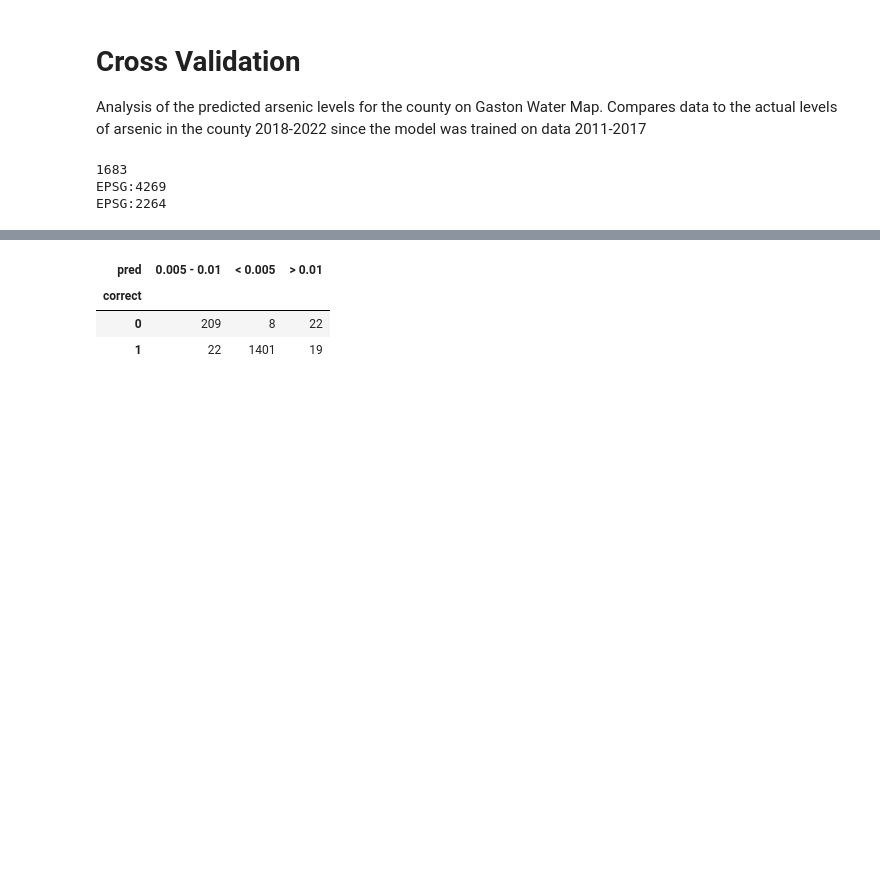
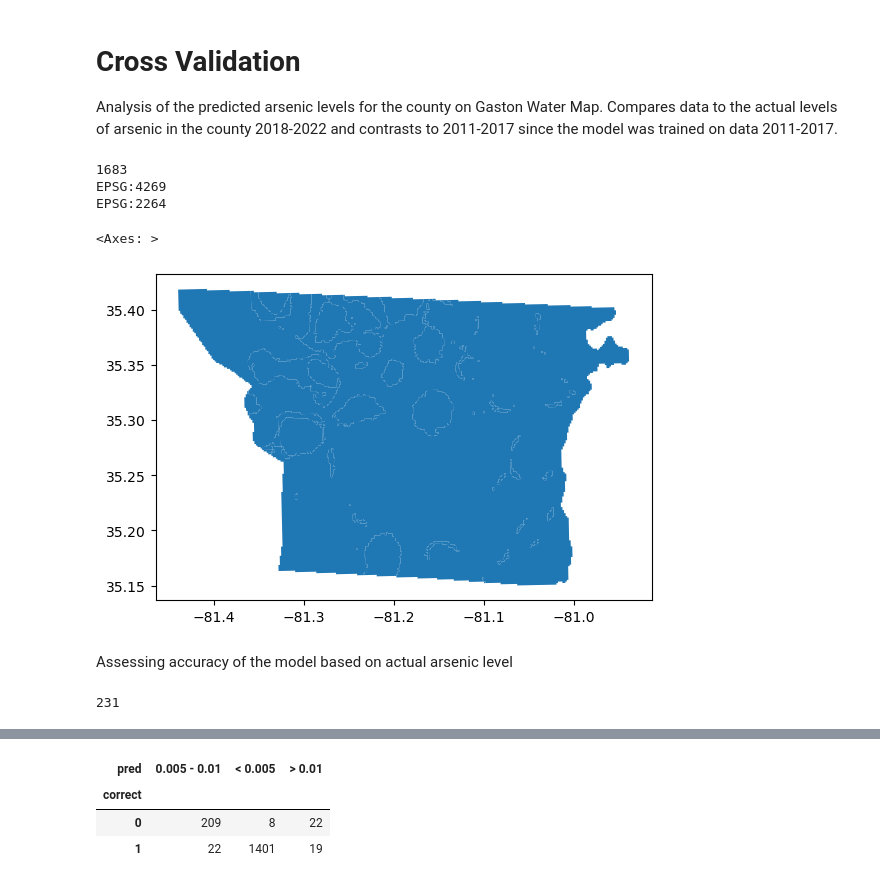
Before and after one commit to kendallfrimodig/arsenic-modeling, a Jupyter notebook: notebooks/cross-validation.ipynb, the cells around one changed output, grey strips where cells are left out. Cells and saved outputs as stored; diff of their text form; code cells hidden in the pictures; blank space fills up the shorter version.

```diff
--- a/notebooks/cross-validation.ipynb
+++ b/notebooks/cross-validation.ipynb
@@ -1,7 +1,7 @@
 # %% [markdown]
 # Cross Validation
 
-Analysis of the predicted arsenic levels for the county on Gaston Water Map. Compares data to the actual levels of arsenic in the county 2018-2022 since the model was trained on data 2011-2017
+Analysis of the predicted arsenic levels for the county on Gaston Water Map. Compares data to the actual levels of arsenic in the county 2018-2022 and contrasts to 2011-2017 since the model was trained on data 2011-2017.
 # %%
 import geopandas as gpd
 import os
@@ -30,6 +30,13 @@ print(pred.crs)
 1683
 EPSG:4269
 EPSG:2264
+# %%
+pred.plot()
+# %% [output]
+<Axes: >
+[figure, added]
+# %% [markdown]
+Assessing accuracy of the model based on actual arsenic level
 # %%
 pred = pred.to_crs(ar.crs)
 # %%
@@ -45,0 +49,14 @@ df= pd.get_dummies(ar, columns=["pred"])
+# %%
+# filter ar by whether category is 'warn'
+
+ar_warn = ar[ar['pred'] == '0.005 - 0.01']
+
+# keep pred, ar, group_five, columns
+
+ar_warn = ar_warn[['pred','ar','group_five']]
+
+# check length of data
+
+print(len(ar_warn))
+# %% [output]
+231
```
Also changed, not shown: parts of 22 cells of this notebook, 7 other files.
